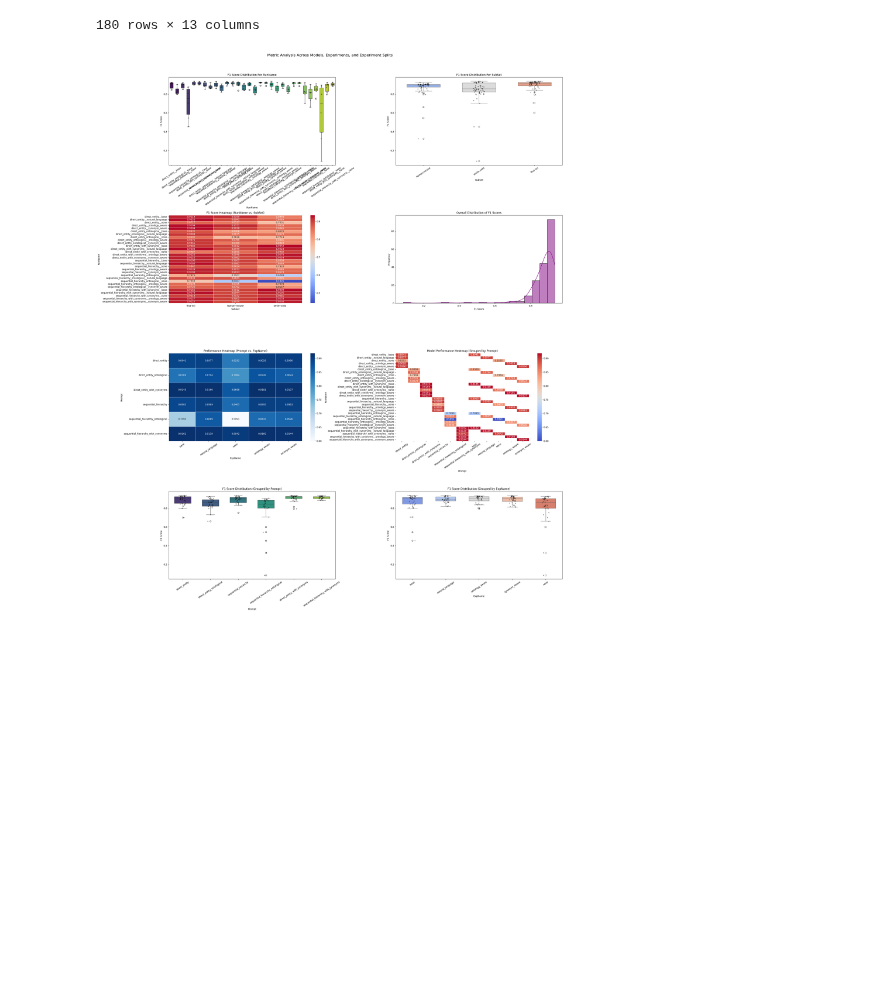
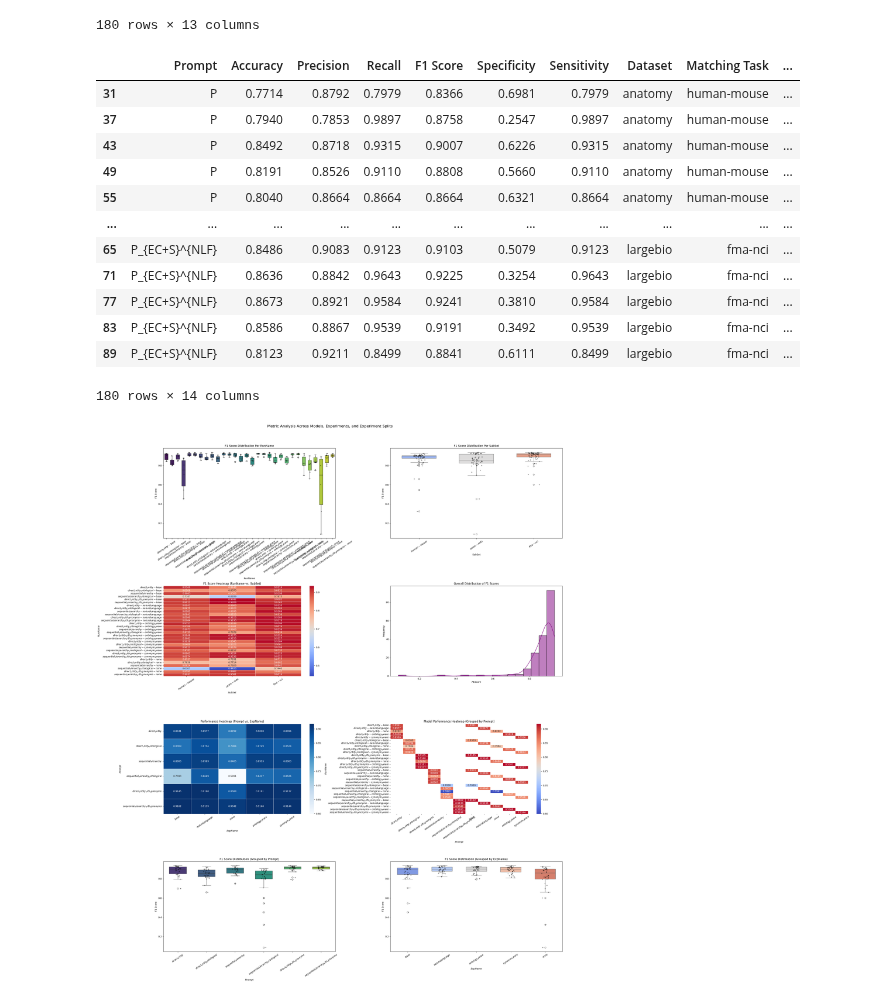
Before and after one commit to city-artificial-intelligence/logmap-llm-exp, a Jupyter notebook: notebooks/analyze_results.ipynb, the cells around one changed output. Saved outputs shown, nothing was run; the diff lists cells and outputs as text; code cells hidden in the pictures; blank space fills up the shorter version.

```diff
--- a/notebooks/analyze_results.ipynb
+++ b/notebooks/analyze_results.ipynb
@@ -357,6 +340,22 @@ results_df
 | 88 | direct_entity_with_synonyms | 0.6959 | 0.9283 | 0.6924 | 0.7932 | 0.7143 | 0.6924 | largebio | fma-nci | gemini-2.0-flash-lite | ... |
 | 89 | sequential_hierarchy_with_synonyms | 0.8123 | 0.9211 | 0.8499 | 0.8841 | 0.6111 | 0.8499 | largebio | fma-nci | gemini-2.0-flash-lite | ... |
 180 rows × 13 columns
+# %%
+preprocess_metrics_df(results_df)
+# %% [output]
+|  | Prompt | Accuracy | Precision | Recall | F1 Score | Specificity | Sensitivity | Dataset | Matching Task | ... |
+| 31 | P | 0.7714 | 0.8792 | 0.7979 | 0.8366 | 0.6981 | 0.7979 | anatomy | human-mouse | ... |
+| 37 | P | 0.7940 | 0.7853 | 0.9897 | 0.8758 | 0.2547 | 0.9897 | anatomy | human-mouse | ... |
+| 43 | P | 0.8492 | 0.8718 | 0.9315 | 0.9007 | 0.6226 | 0.9315 | anatomy | human-mouse | ... |
+| 49 | P | 0.8191 | 0.8526 | 0.9110 | 0.8808 | 0.5660 | 0.9110 | anatomy | human-mouse | ... |
+| 55 | P | 0.8040 | 0.8664 | 0.8664 | 0.8664 | 0.6321 | 0.8664 | anatomy | human-mouse | ... |
+| ... | ... | ... | ... | ... | ... | ... | ... | ... | ... | ... |
+| 65 | P_{EC+S}^{NLF} | 0.8486 | 0.9083 | 0.9123 | 0.9103 | 0.5079 | 0.9123 | largebio | fma-nci | ... |
+| 71 | P_{EC+S}^{NLF} | 0.8636 | 0.8842 | 0.9643 | 0.9225 | 0.3254 | 0.9643 | largebio | fma-nci | ... |
+| 77 | P_{EC+S}^{NLF} | 0.8673 | 0.8921 | 0.9584 | 0.9241 | 0.3810 | 0.9584 | largebio | fma-nci | ... |
+| 83 | P_{EC+S}^{NLF} | 0.8586 | 0.8867 | 0.9539 | 0.9191 | 0.3492 | 0.9539 | largebio | fma-nci | ... |
+| 89 | P_{EC+S}^{NLF} | 0.8123 | 0.9211 | 0.8499 | 0.8841 | 0.6111 | 0.8499 | largebio | fma-nci | ... |
+180 rows × 14 columns
 # %%
 metrics_df = results_df.copy()
 metric = "F1 Score"
@@ -372,8 +371,8 @@ plot_detaild_analysis(
     right_col=right_col,
     left_col_name="leftPart",
     right_col_name="rightPart",
-    run_separator="__",
+    run_separator="-",
     precision=4,
 )
 # %% [output]
-[figure, old version]
+[figure, new version]
```
Also changed, not shown: parts of 5 cells of this notebook, 3 other files.
